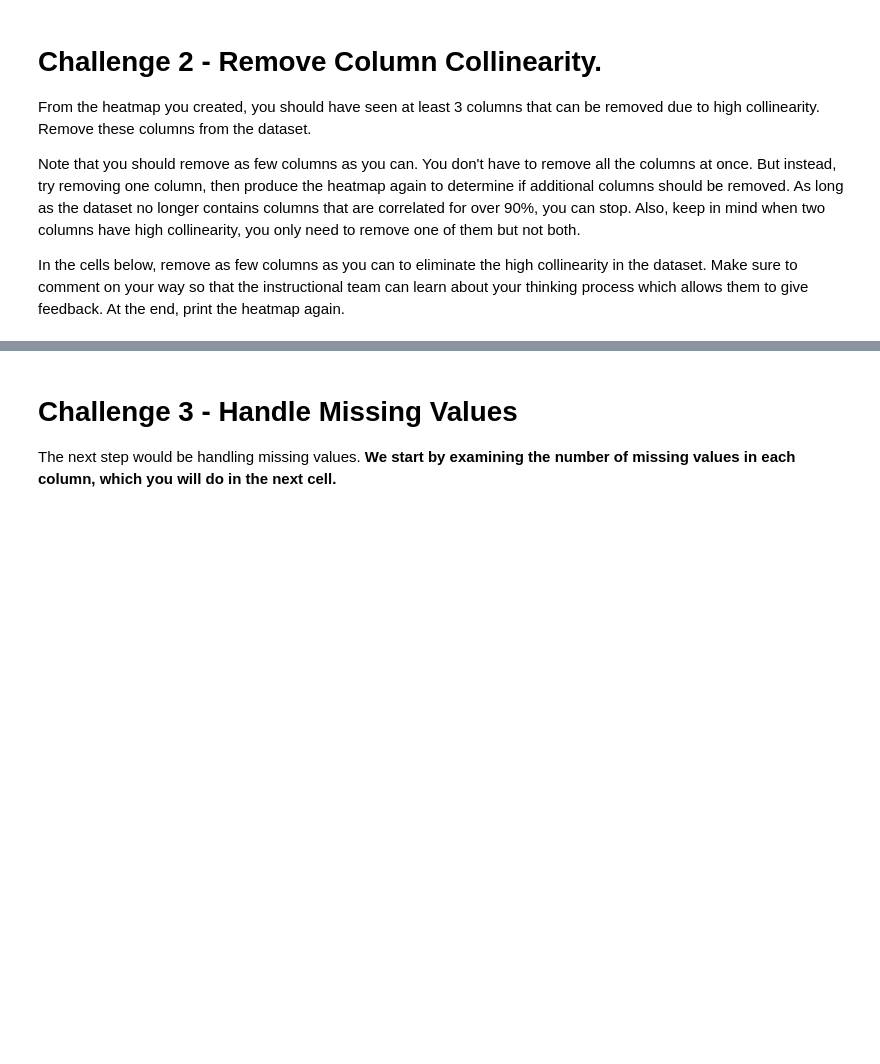
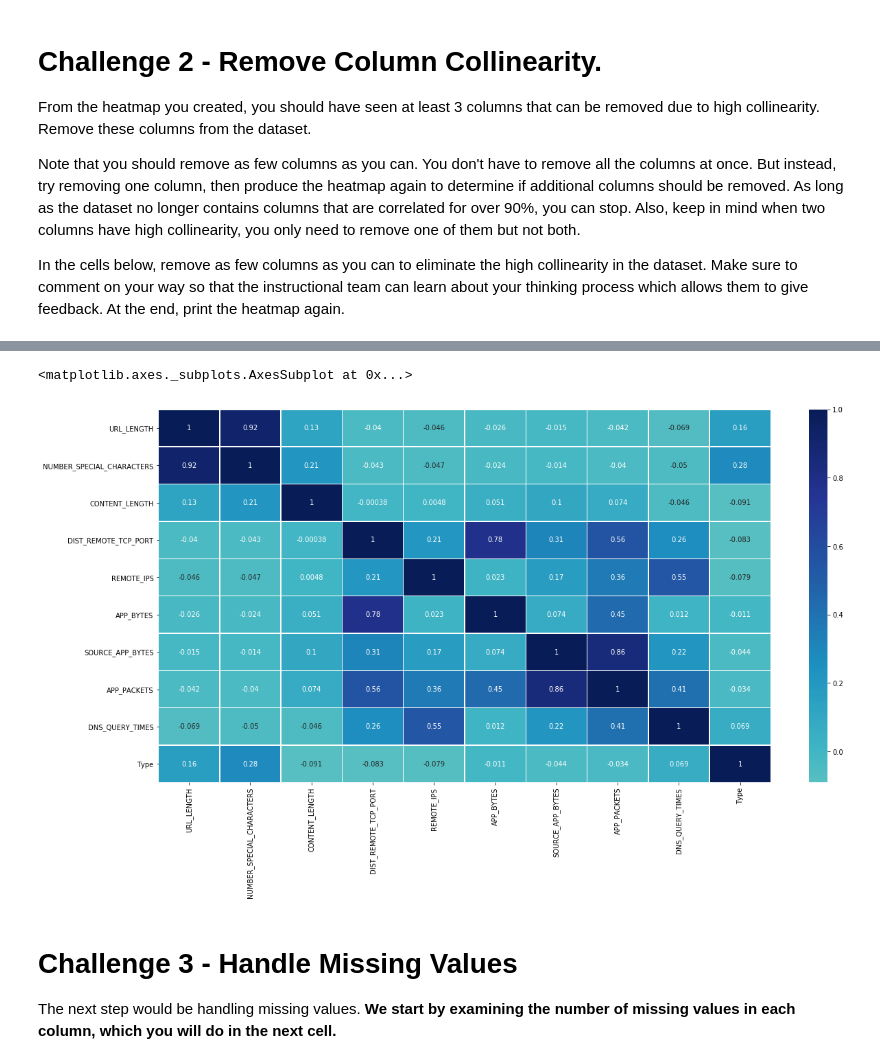
Before and after one commit to jonnyteronni/lab-supervised-learning, a Jupyter notebook: your-code/main-followingthelab.ipynb, the cells around one changed output, grey strips where cells are left out. Saved outputs shown, nothing was run; the diff lists cells and outputs as text; code cells hidden in the pictures; blank space fills up the shorter version.

```diff
--- a/your-code/main-followingthelab.ipynb
+++ b/your-code/main-followingthelab.ipynb
@@ -82,3 +91,20 @@ In the cells below, remove as few columns as you can to eliminate the high colli
+# %%
+# Your code here
+websites.drop('REMOTE_APP_PACKETS', axis = 1, inplace=True)
+websites.drop('REMOTE_APP_BYTES', axis = 1, inplace=True)
+websites.drop('TCP_CONVERSATION_EXCHANGE', axis = 1, inplace=True)
+websites.drop('SOURCE_APP_PACKETS', axis = 1, inplace=True)
+# websites.drop('URL_LENGTH', axis = 1, inplace=True)
+# websites.drop('URL_LENGTH', axis = 1, inplace=True)
+# websites.drop('URL_LENGTH', axis = 1, inplace=True)
+# %%
+# Print heatmap again
+corr= websites.corr()
+fig, ax = plt.subplots(figsize=(20,10))
+sn.heatmap(corr, annot=True,center=0,cmap="YlGnBu", linewidths=.5)
+# %% [output]
+<matplotlib.axes._subplots.AxesSubplot at 0x...>
+[figure, added]
 # %% [markdown]
 # Challenge 3 - Handle Missing Values
 
```
Also changed, not shown: parts of 48 cells of this notebook, 1 other file.
